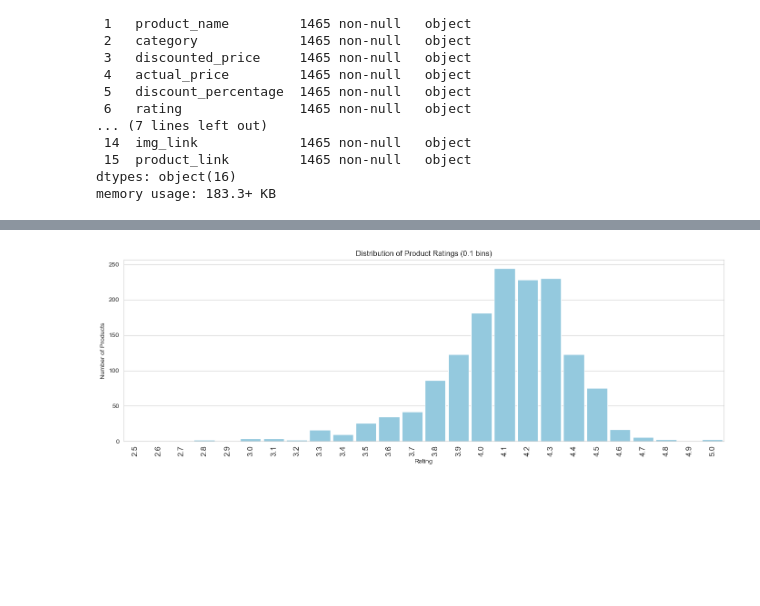
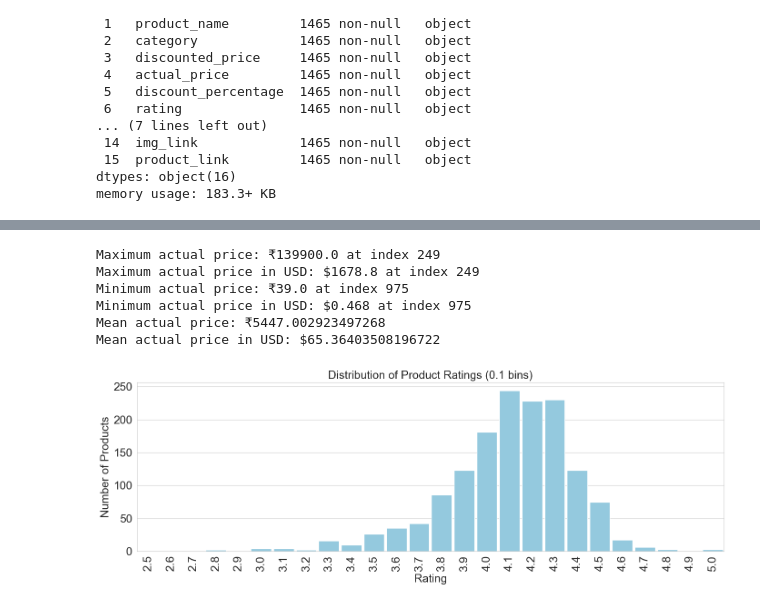
Before and after one commit to esthermao/CS4342_finalproject, a Jupyter notebook: EDA.ipynb, the cells around one changed output, grey strips where cells are left out. Saved outputs shown, nothing was run; the diff lists cells and outputs as text; code cells hidden in the pictures; blank space fills up the shorter version.

```diff
--- a/EDA.ipynb
+++ b/EDA.ipynb
@@ -56,34 +56,57 @@ df.describe()
 | unique | 1351 | 1337 | 211 | 550 | 449 | 92 | 28 | ... |
 | top | B08WRWPM22 | Fire-Boltt Ninja Call Pro Plus 1.... | Computers&Accessories|Accessories... | ₹199 | ₹999 | 50% | 4.1 | ... |
 | freq | 3 | 5 | 233 | 53 | 120 | 56 | 244 | ... |
+# %%
+df['actual_price'] = df['actual_price'].replace('[₹,]', '', regex=True).astype(float)
+df['actual_price'].head()
+
+priceConversion = 0.012
+df['actual_price'].max()
+print(f"Maximum actual price: ₹{df['actual_price'].max()} at index {df['actual_price'].idxmax()}")
+print(f"Maximum actual price in USD: ${df['actual_price'].max() * priceConversion} at index {df['actual_price'].idxmax()}")
+df['actual_price'].min()
+print(f"Minimum actual price: ₹{df['actual_price'].min()} at index {df['actual_price'].idxmin()}")
+print(f"Minimum actual price in USD: ${df['actual_price'].min() * priceConversion} at index {df['actual_price'].idxmin()}")
+df['actual_price'].mean()
+print(f"Mean actual price: ₹{df['actual_price'].mean()}")
+print(f"Mean actual price in USD: ${df['actual_price'].mean() * priceConversion}")
+# %% [output]
+Maximum actual price: ₹139900.0 at index 249
+Maximum actual price in USD: $1678.8 at index 249
+Minimum actual price: ₹39.0 at index 975
+Minimum actual price in USD: $0.468 at index 975
+Mean actual price: ₹5447.002923497268
+Mean actual price in USD: $65.36403508196722
 # %%
 # Plot a histogram of the 'rating' column
 
 # 1. Convert 'rating' column to a numeric type.
 df['rating'] = pd.to_numeric(df['rating'], errors='coerce')
 # 2. Remove any rows with missing ratings
 df = df.dropna(subset=['rating'])  # Drop rows where 'rating' is NaN
 
 # Round ratings to 1 decimal place
 df['rating_round'] = df['rating'].round(1)
 
 # Count occurrences of each 0.1 bin
 rating_counts = df['rating_round'].value_counts().sort_index()
 
 # Ensure all bins 2.5 → 5.0 exist, even if count=0 #because dataset has mostly only has ratings from 2.5 to 5.0
 all_bins = np.round(np.arange(2.5, 5.1, 0.1), 1)
 rating_counts = rating_counts.reindex(all_bins, fill_value=0)
 
 # Plot as bar chart
 plt.figure(figsize=(14,5))
 sns.barplot(x=rating_counts.index, y=rating_counts.values, color="skyblue", width=0.9)
 
-plt.title("Distribution of Product Ratings (0.1 bins)")
-plt.xlabel("Rating")
-plt.ylabel("Number of Products")
-plt.xticks(rotation=90, fontsize=12)
+plt.title("Distribution of Product Ratings (0.1 bins)", fontsize=18)
+plt.xlabel("Rating", fontsize=18)
+plt.ylabel("Number of Products", fontsize=18)
+plt.xticks(rotation=90, fontsize=18)
+plt.yticks(fontsize=18)
+
 plt.tight_layout()
 plt.show()
 # %% [output]
-[figure, old version]
+[figure, new version]
 # %%
```
Also changed, not shown: parts of 2 cells of this notebook.
